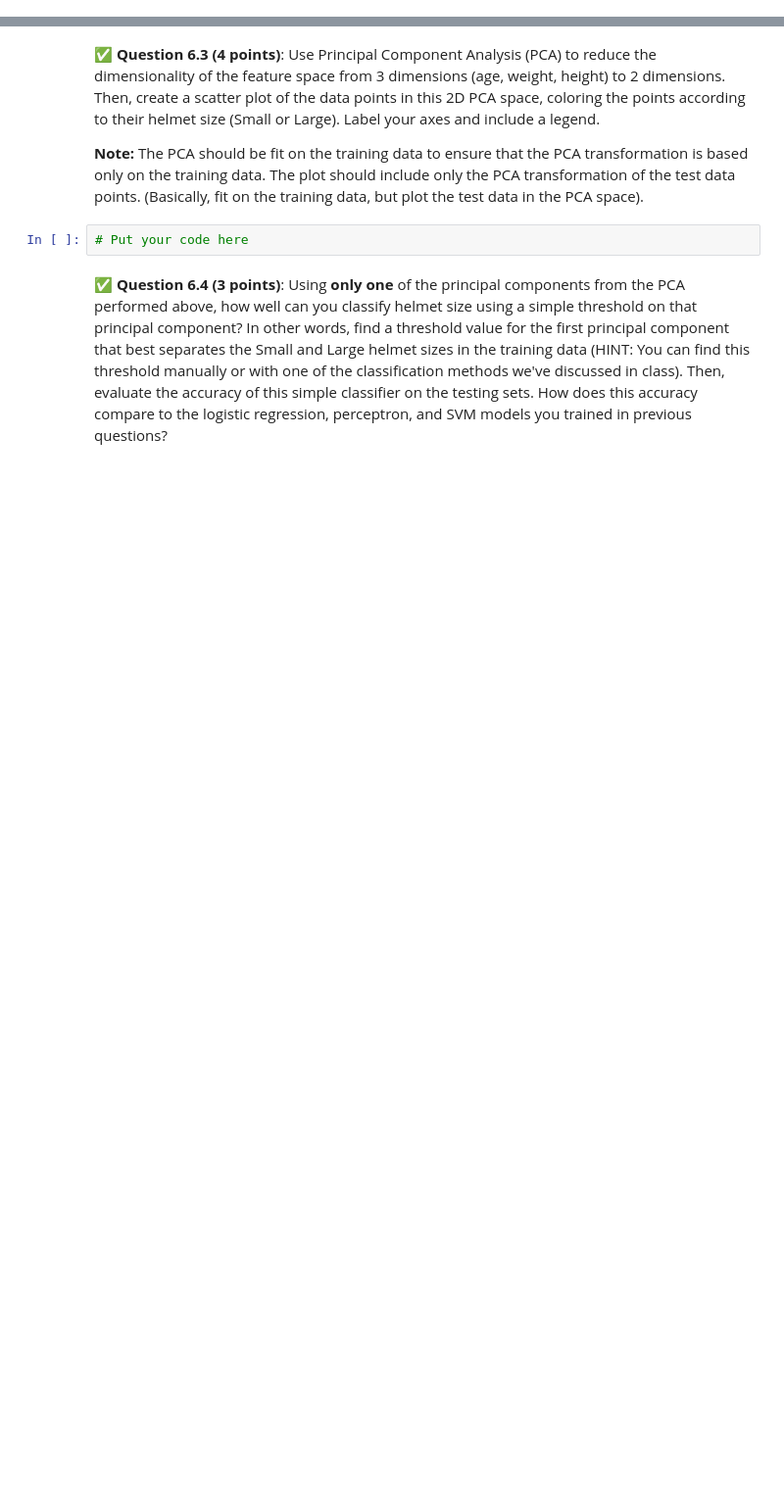
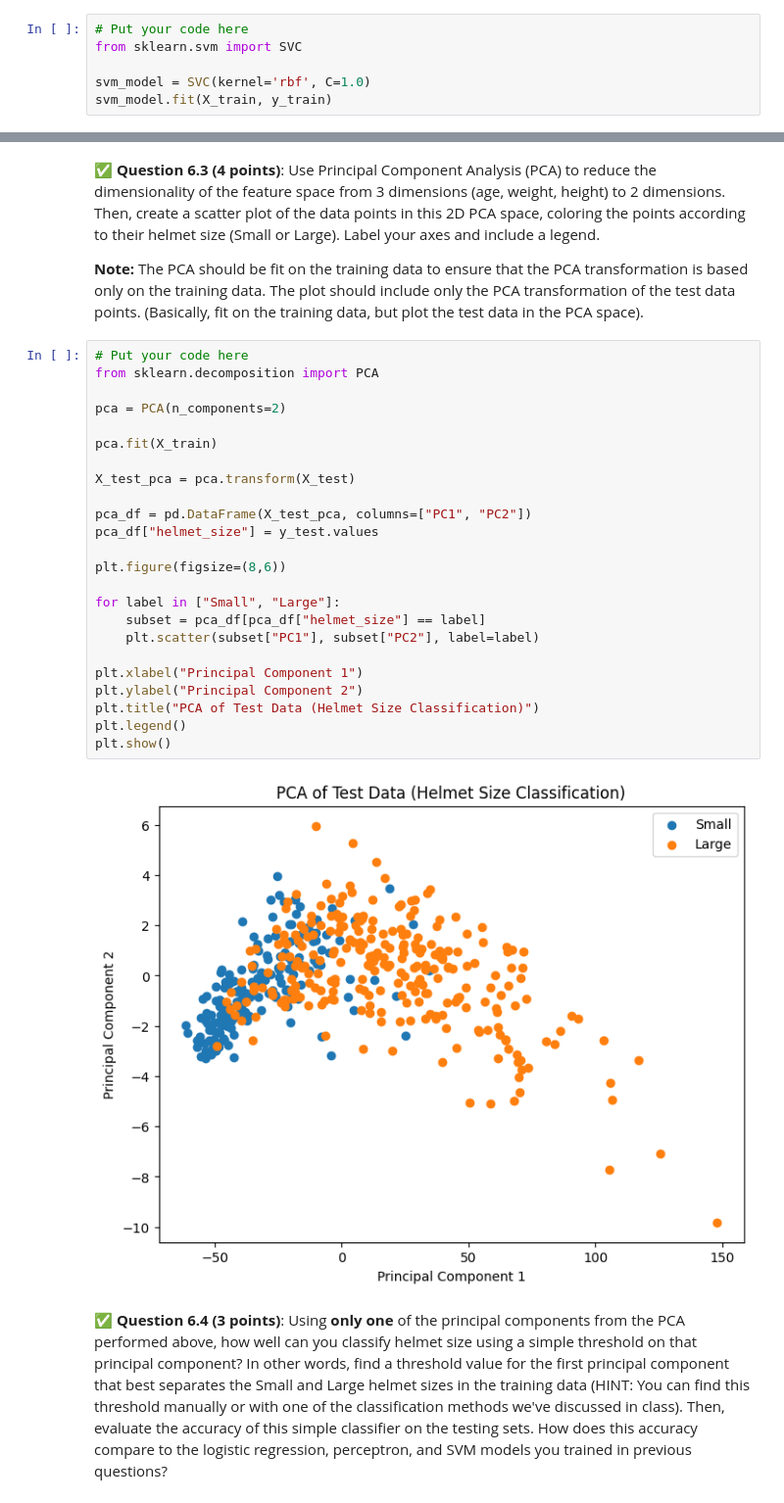
Before and after one commit to kirtanet/CMSE202-f25-turnin, a Jupyter notebook: hw-04/HW-04_RegressionClassification-STUDENT.ipynb, the cells around one changed output, grey strips where cells are left out. Shown at 98% size. Cells and saved outputs as stored; diff of their text form; blank space fills up the shorter version.

```diff
--- a/hw-04/HW-04_RegressionClassification-STUDENT.ipynb
+++ b/hw-04/HW-04_RegressionClassification-STUDENT.ipynb
@@ -613,0 +612,6 @@ Some notes:
+# %%
+# Put your code here
+from sklearn.svm import SVC
+
+svm_model = SVC(kernel='rbf', C=1.0)
+svm_model.fit(X_train, y_train)
@@ -619,7 +636,31 @@ Some notes:
 &#9989;  **Question 6.3 (4 points)**: Use Principal Component Analysis (PCA) to reduce the dimensionality of the feature space from 3 dimensions (age, weight, height) to 2 dimensions. Then, create a scatter plot of the data points in this 2D PCA space, coloring the points according to their helmet size (Small or Large). Label your axes and include a legend.
 
 **Note:** The PCA should be fit on the training data to ensure that the PCA transformation is based only on the training data.  The plot should include only the PCA transformation of the test data points.  (Basically, fit on the training data, but plot the test data in the PCA space).
-# %%
-# Put your code here
+# %%
+# Put your code here
+from sklearn.decomposition import PCA
+
+pca = PCA(n_components=2)
+
+pca.fit(X_train)
+
+X_test_pca = pca.transform(X_test)
+
+pca_df = pd.DataFrame(X_test_pca, columns=["PC1", "PC2"])
+pca_df["helmet_size"] = y_test.values
+
+plt.figure(figsize=(8,6))
+
+for label in ["Small", "Large"]:
+    subset = pca_df[pca_df["helmet_size"] == label]
+    plt.scatter(subset["PC1"], subset["PC2"], label=label)
+
+plt.xlabel("Principal Component 1")
+plt.ylabel("Principal Component 2")
+plt.title("PCA of Test Data (Helmet Size Classification)")
+plt.legend()
+plt.show()
+# %% [output]
+[figure, added]
 # %% [markdown]
 &#9989;  **Question 6.4 (3 points)**: Using **only one** of the principal components from the PCA performed above, how well can you classify helmet size using a simple threshold on that principal component?  In other words, find a threshold value for the first principal component that best separates the Small and Large helmet sizes in the training data (HINT: You can find this threshold manually or with one of the classification methods we've discussed in class). Then, evaluate the accuracy of this simple classifier on the testing sets.   How does this accuracy compare to the logistic regression, perceptron, and SVM models you trained in previous questions?
```
Also changed, not shown: parts of 9 cells of this notebook.
